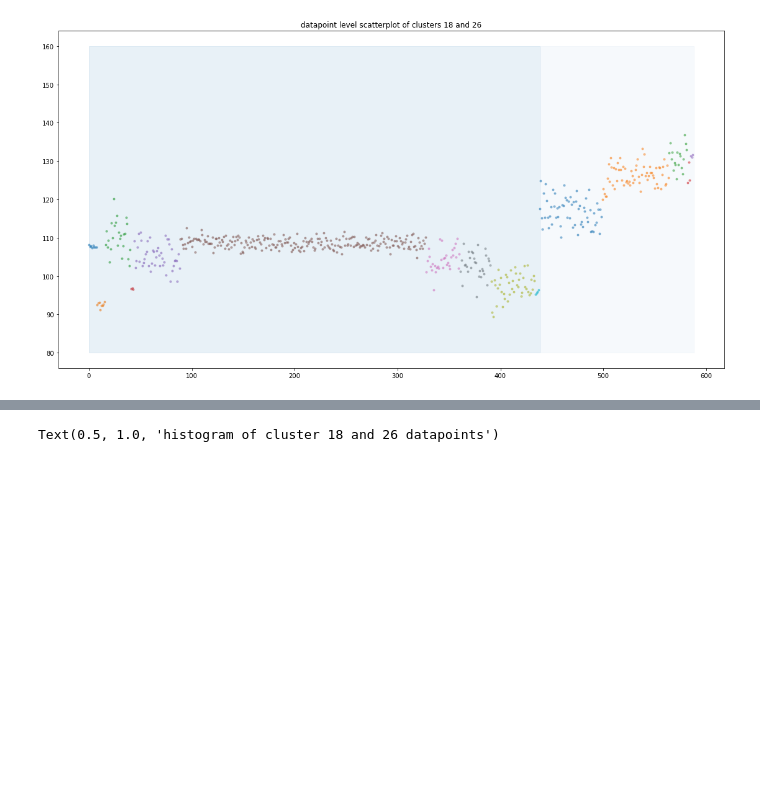
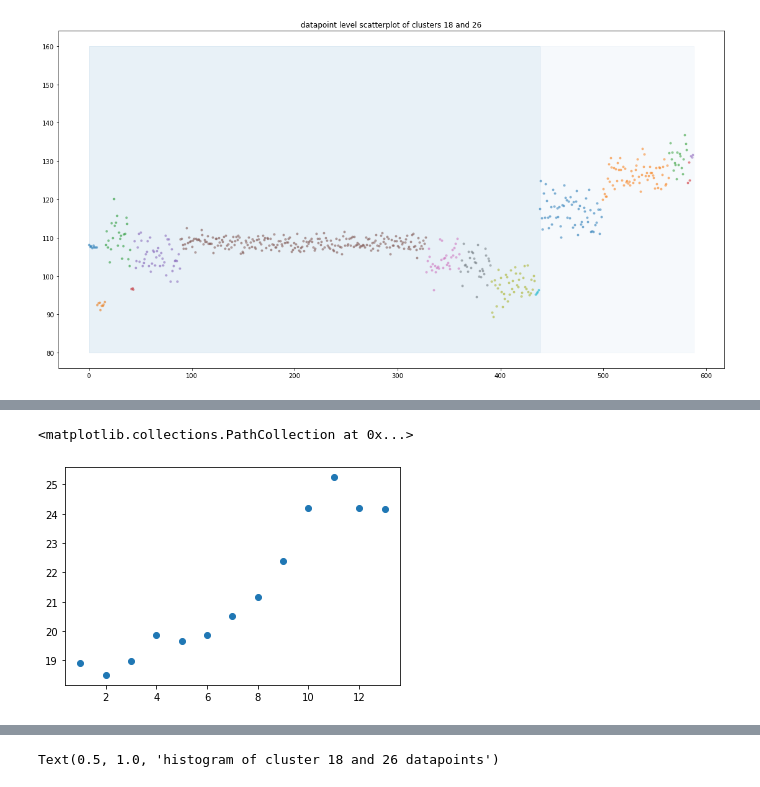
Before and after one commit to getzlab/HapASeg, a Jupyter notebook: 7993_debug_acdp.ipynb, the cells around one changed output, grey strips where cells are left out. Cells and saved outputs as stored; diff of their text form; code cells hidden in the pictures; blank space fills up the shorter version.

```diff
--- a/7993_debug_acdp.ipynb
+++ b/7993_debug_acdp.ipynb
@@ -288,3 +286,22 @@ ax.set_title('datapoint level scatterplot of clusters 18 and 26')
 # %% [output]
 Text(0.5, 1.0, 'datapoint level scatterplot of clusters 18 and 26')
 [figure]
+# %%
+full_vals = []
+seg_list = []
+for c in [18,26]:
+    vals = [np.array(a_cov_dp.segment_r_list[i]).mean() for i in cdict[c]]
+    full_vals.extend(vals)
+    seg_list.extend(cdict[c])
+# %%
+full_vals = np.array(full_vals)
+seg_list = np.array(seg_list)
+sort_indices = np.argsort(full_vals)
+sort_vals = full_vals[sort_indices]
+
+abs_dif = []
+for i in np.r_[1:len(sort_vals)-1]:
+    abs_dif.append(abs(tst[:i].mean() - tst[i:].mean()))
+abs_dif = np.array(abs_dif)
+A_list = seg_list[sort_indices[:np.argmax(abs_dif) + 1]]
+B_list = seg_list[sort_indices[np.argmax(abs_dif) + 1:]]
@@ -290,0 +410,9 @@ Text(0.5, 1.0, 'datapoint level scatterplot of clusters 18 and 26')
+# %%
+abs_dif = []
+for i in np.r_[1:len(tst)-1]:
+    abs_dif.append(abs(tst[:i].mean() - tst[i:].mean()))
+# %%
+plt.scatter(np.r_[1:len(abs_dif)+1], abs_dif)
+# %% [output]
+<matplotlib.collections.PathCollection at 0x...>
+[figure, added]
```
Also changed, not shown: parts of 29 cells of this notebook, 6 other files.
